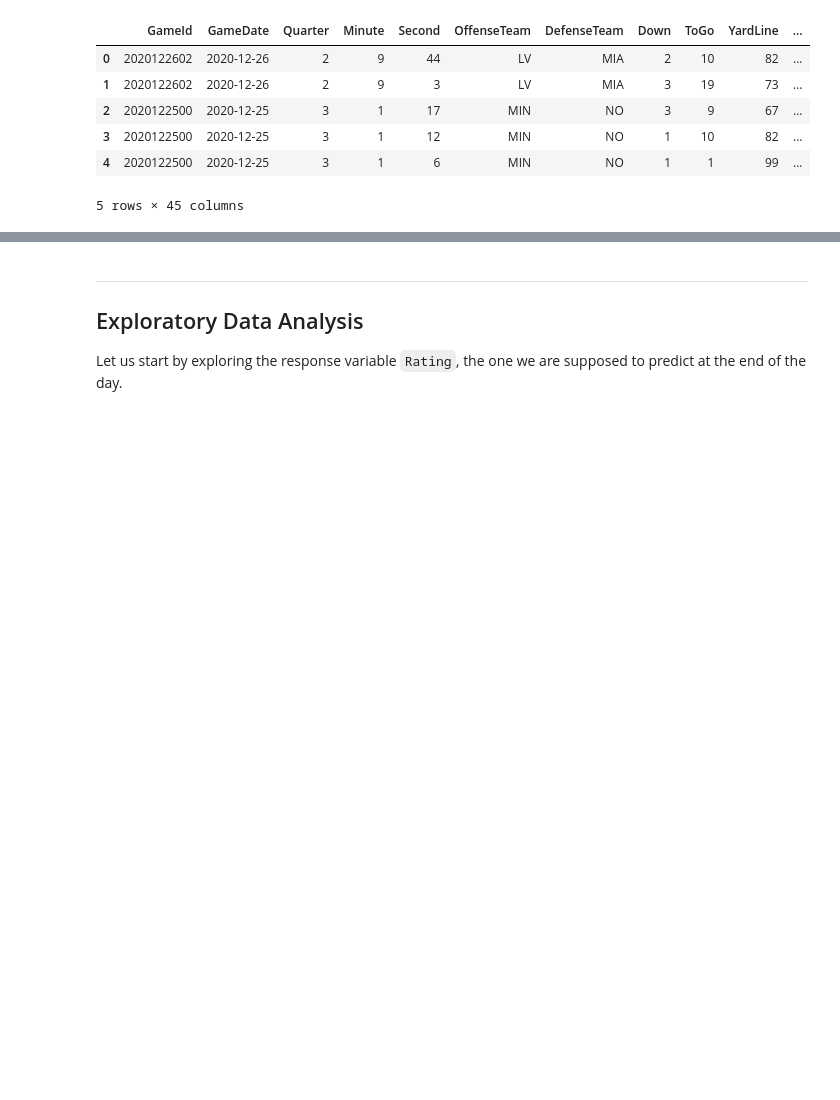
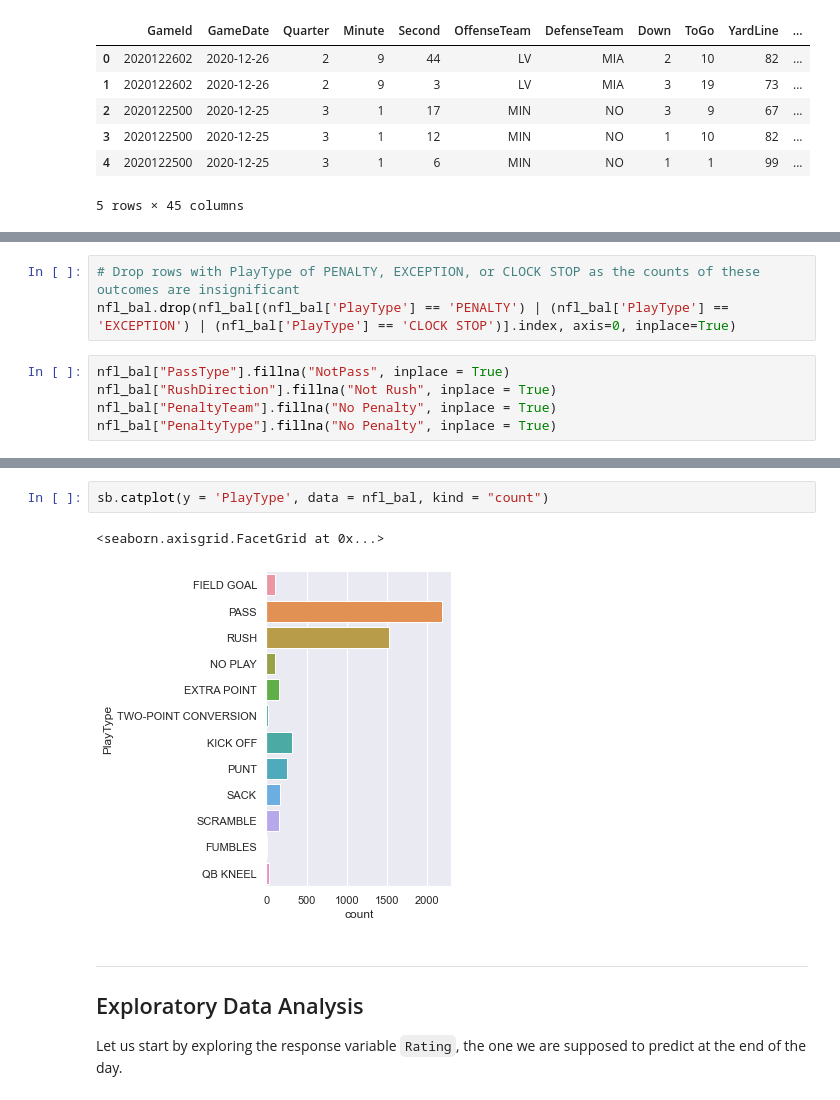
Before and after one commit to jlkz/NTU_SC1015_MiniProject, a Jupyter notebook: Walk-through Notebook.ipynb, the cells around one changed output, grey strips where cells are left out. Saved outputs shown, nothing was run; the diff lists cells and outputs as text; blank space fills up the shorter version.

```diff
--- a/Walk-through Notebook.ipynb
+++ b/Walk-through Notebook.ipynb
@@ -68,0 +193,8 @@ Let's list down all our observations from the super-quick glance of the dataset,
+# %%
+# Drop rows with PlayType of PENALTY, EXCEPTION, or CLOCK STOP as the counts of these outcomes are insignificant
+nfl_bal.drop(nfl_bal[(nfl_bal['PlayType'] == 'PENALTY') | (nfl_bal['PlayType'] == 'EXCEPTION') | (nfl_bal['PlayType'] == 'CLOCK STOP')].index, axis=0, inplace=True)
+# %%
+nfl_bal["PassType"].fillna("NotPass", inplace = True)
+nfl_bal["RushDirection"].fillna("Not Rush", inplace = True)
+nfl_bal["PenaltyTeam"].fillna("No Penalty", inplace = True)
+nfl_bal["PenaltyType"].fillna("No Penalty", inplace = True)
@@ -69,3 +221,8 @@ Let's list down all our observations from the super-quick glance of the dataset,
+# %%
+sb.catplot(y = 'PlayType', data = nfl_bal, kind = "count")
+# %% [output]
+<seaborn.axisgrid.FacetGrid at 0x...>
+[figure, added]
 # %% [markdown]
 ---
 ## Exploratory Data Analysis
```
Also changed, not shown: parts of 17 cells of this notebook.
